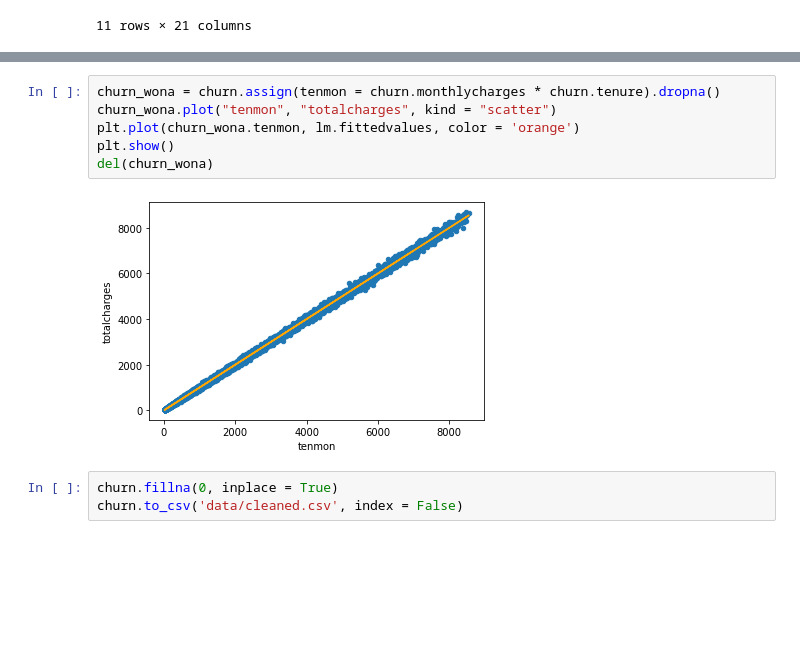
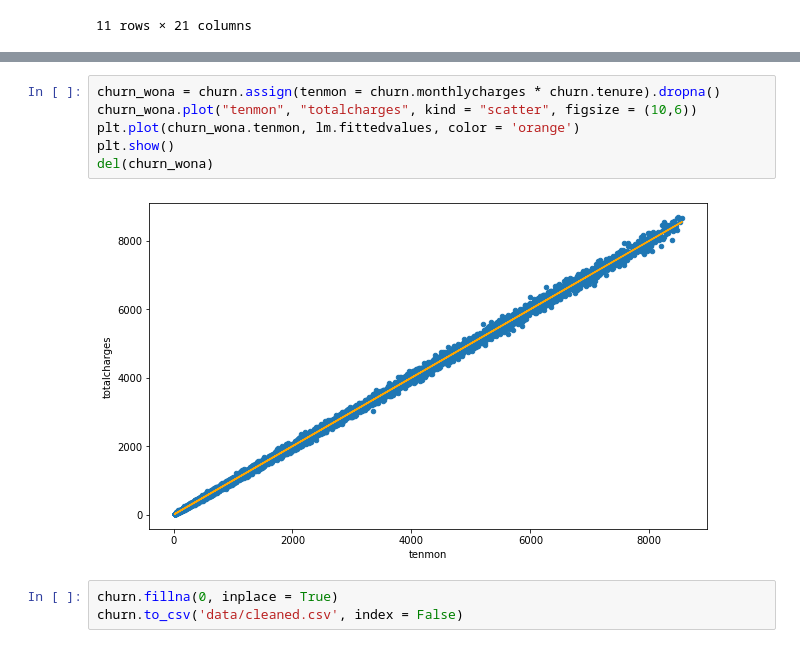
Before and after one commit to kubistmi/contextual_MAB, a Jupyter notebook: review.ipynb, the cells around one changed output, grey strips where cells are left out. Cells and saved outputs as stored; diff of their text form; blank space fills up the shorter version.

Commit message:
Tweak regression plot size

```diff
--- a/review.ipynb
+++ b/review.ipynb
@@ -140,12 +140,12 @@ Notes:
 strong multicollinearity or other numerical problems.
 # %%
 churn_wona = churn.assign(tenmon = churn.monthlycharges * churn.tenure).dropna()
-churn_wona.plot("tenmon", "totalcharges", kind = "scatter")
+churn_wona.plot("tenmon", "totalcharges", kind = "scatter", figsize = (10,6))
 plt.plot(churn_wona.tenmon, lm.fittedvalues, color = 'orange')
 plt.show()
 del(churn_wona)
 # %% [output]
-[figure, old version]
+[figure, new version]
 # %%
 churn.fillna(0, inplace = True)
 churn.to_csv('data/cleaned.csv', index = False)
```
Also changed, not shown: parts of 1 cell of this notebook.
